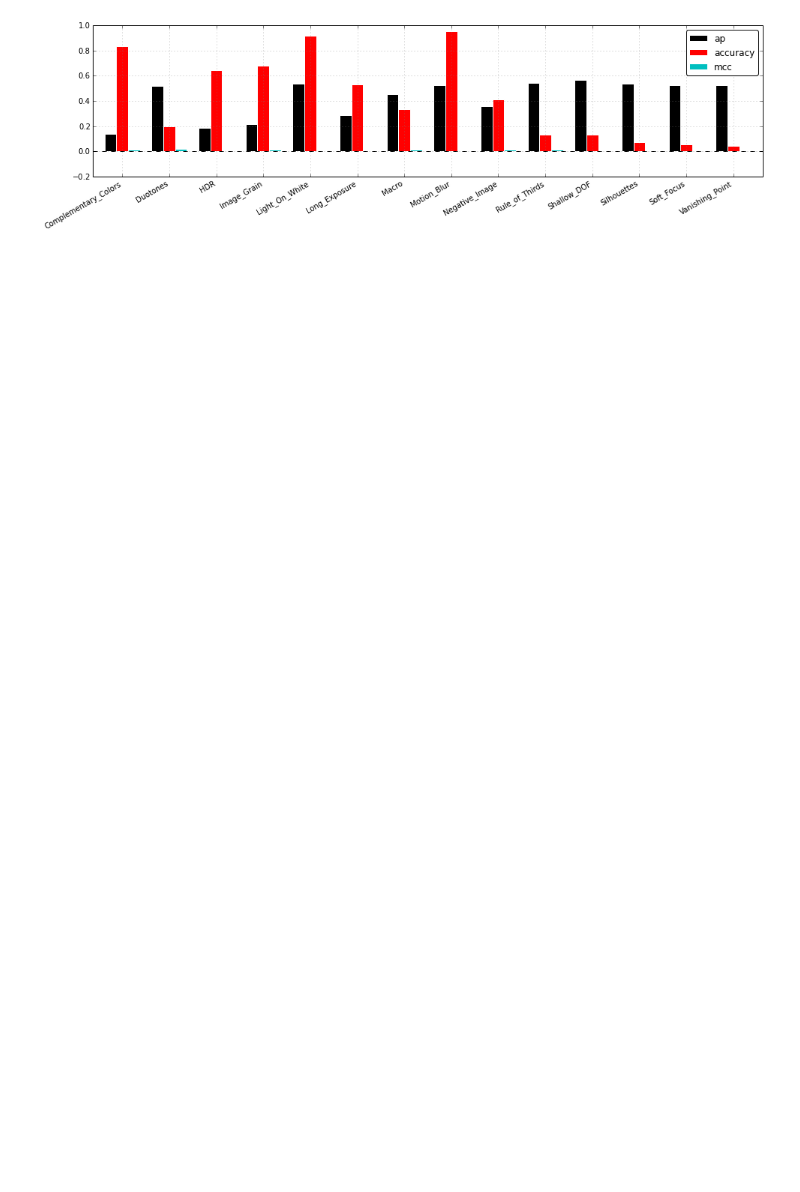
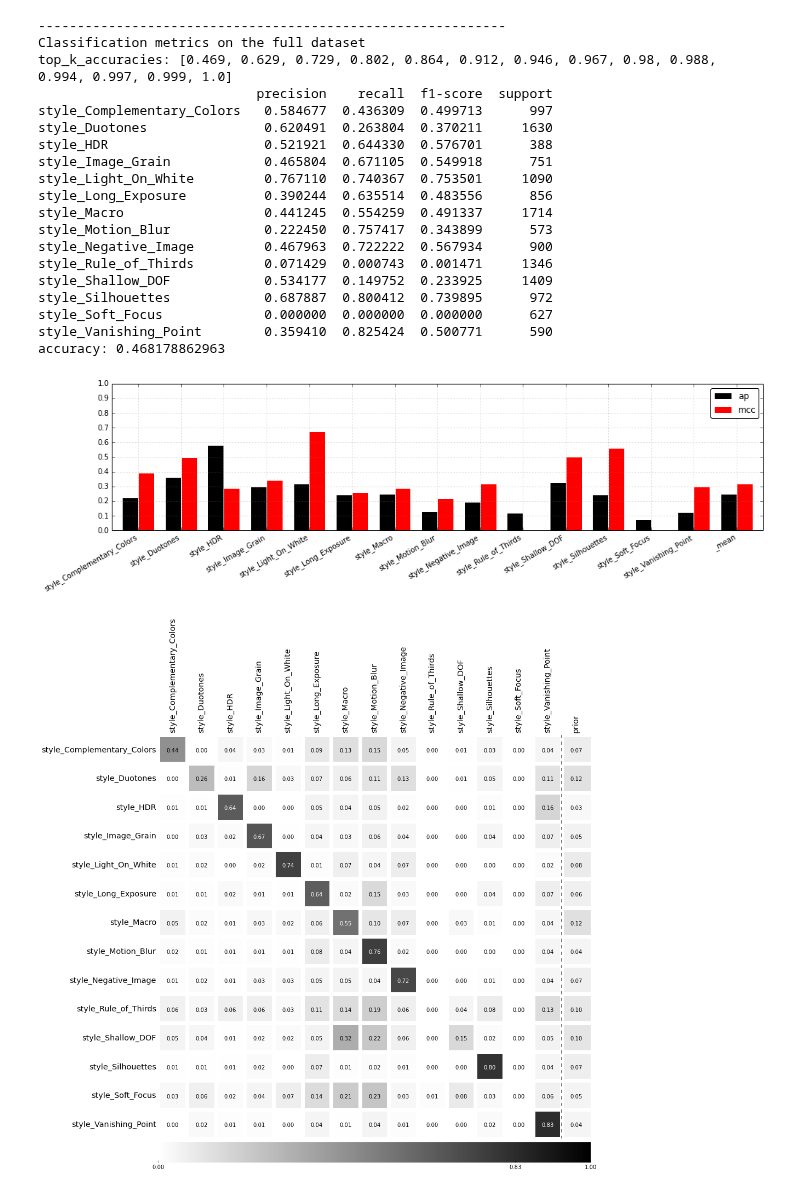
Before and after one commit to sergeyk/vislab, a Jupyter notebook: notebooks/ava style results.ipynb, the cells around one changed output. Drawn from its saved outputs; the diff is of its cells as text; code cells hidden in the pictures; blank space fills up the shorter version.

```diff
--- a/notebooks/ava style results.ipynb
+++ b/notebooks/ava style results.ipynb
@@ -8,0 +14,4 @@ import vislab
+# %%
+results_df, preds_panel = aphrodite.results.load_pred_results(
+    'ava_style_oct17', '/Users/sergeyk/work/aphrodite/data/results2', force=True)
+preds_panel
@@ -9,5 +25,5 @@ import vislab
 # %%
-label_df = vislab.datasets.ava.load_style_df()
+label_df = vislab.datasets.ava.get_style_df()
 label_df
 # %% [output]
 <class 'pandas.core.frame.DataFrame'>
@@ -30,4 +46 @@ Vanishing_Point         14079  non-null values
 dtypes: bool(14)
-# %%
-df, preds_panel = aphrodite.results.load_pred_results('final2', '/Users/sergeyk/work/aphrodite-dev/data/results', force=False)
-preds_panel
@@ -105,7 +67,29 @@ all_binary_metrics_df2 = vislab.results.all_binary_metrics_df(
-# %%
-fig = plt.figure(figsize=(16, 4))
-ax = fig.add_subplot(111)
-ax = all_binary_metrics_df2[['ap', 'accuracy', 'mcc']].plot(ax=ax, kind='bar')
-fig.autofmt_xdate()
-# %% [output]
-[figure, removed]
+# %%
+mc_pred_df = preds_panel.minor_xs('decaf_fc6  vw').join(label_df)
+pred_prefix = 'clf ava_style'
+# %%
+mc_metrics = vislab.results.multiclass_metrics(
+    mc_pred_df, pred_prefix, balanced=False,
+    with_plot=True, with_print=True)
+# %% [output]
+------------------------------------------------------------
+Classification metrics on the full dataset
+top_k_accuracies: [0.469, 0.629, 0.729, 0.802, 0.864, 0.912, 0.946, 0.967, 0.98, 0.988, 0.994, 0.997, 0.999, 1.0]
+                            precision    recall  f1-score  support
+style_Complementary_Colors   0.584677  0.436309  0.499713      997
+style_Duotones               0.620491  0.263804  0.370211     1630
+style_HDR                    0.521921  0.644330  0.576701      388
+style_Image_Grain            0.465804  0.671105  0.549918      751
+style_Light_On_White         0.767110  0.740367  0.753501     1090
+style_Long_Exposure          0.390244  0.635514  0.483556      856
+style_Macro                  0.441245  0.554259  0.491337     1714
+style_Motion_Blur            0.222450  0.757417  0.343899      573
+style_Negative_Image         0.467963  0.722222  0.567934      900
+style_Rule_of_Thirds         0.071429  0.000743  0.001471     1346
+style_Shallow_DOF            0.534177  0.149752  0.233925     1409
+style_Silhouettes            0.687887  0.800412  0.739895      972
+style_Soft_Focus             0.000000  0.000000  0.000000      627
+style_Vanishing_Point        0.359410  0.825424  0.500771      590
+accuracy: 0.468178862963
+[figure, added]
+[figure, added]
```
Also changed, not shown: parts of 11 cells of this notebook, 9 other files.
